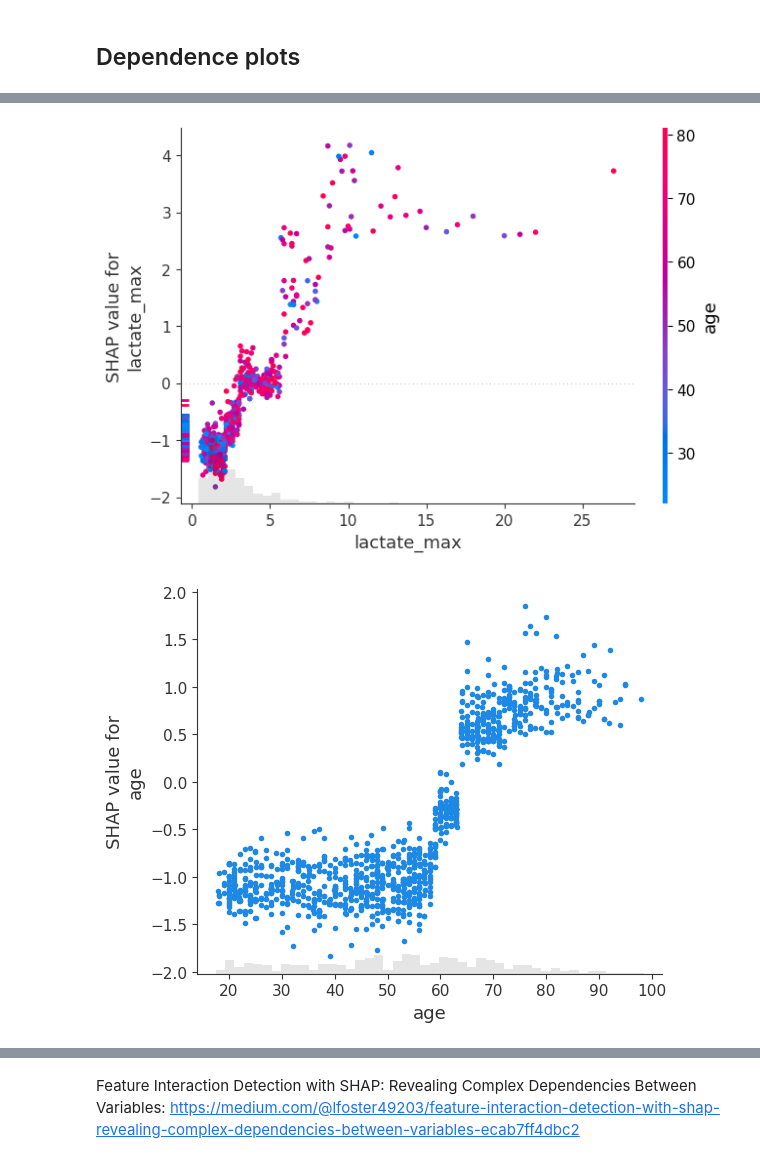
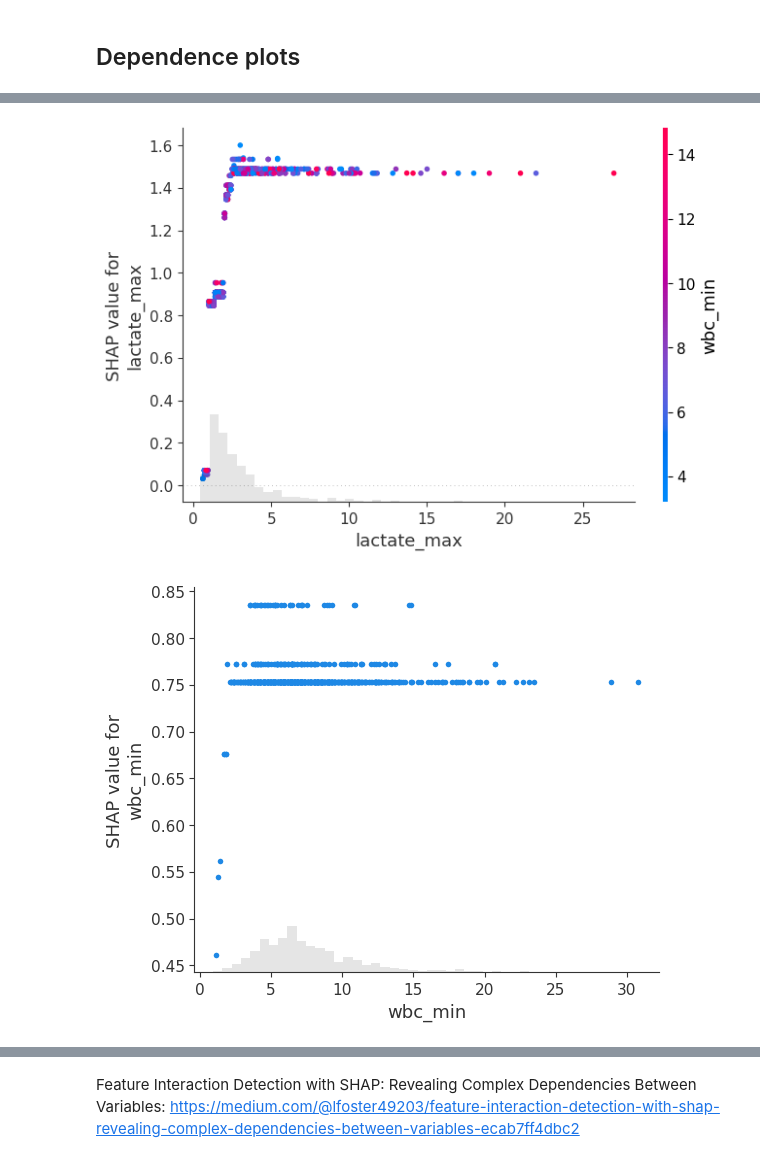
Before and after one commit to mdiezp28/xai-synthetic-health, a Jupyter notebook: notebooks/XGBoost_XAI.ipynb, the cells around one changed output, grey strips where cells are left out. Saved outputs shown, nothing was run; the diff lists cells and outputs as text; code cells hidden in the pictures.

Commit message:
fix: change shap-40features

```diff
--- a/notebooks/XGBoost_XAI.ipynb
+++ b/notebooks/XGBoost_XAI.ipynb
@@ -289,5 +291,9 @@ print(top_40_features)
 Top 40 Features Selected:
 ['sofa', 'lactate_max', 'apsiii', 'insurance_Medicare', 'los', 'diabetes_with_cc', 'age', 'urineoutput', 'chloride_initial', 'bicarbonate_max', 'wbc_max', 'potassium_min', 'bun_min', 'hemoglobin_min', ...
 # %%
-X_train_top40 = X_train[top_40_features]
-X_test_top40 = X_test[top_40_features]
+X_train_top = X_train[top_features]
+X_test_top = X_test[top_features]
+# %%
+X_train_top_scaled, X_test_top_scaled = normalise_data(X_train_top, X_test_top)
+# %%
+model_xgb_top = train_xgboost(X_train_top_scaled, y_train)
@@ -297,7 +337,7 @@ import shap
 # %%
 # Explain model
-explainer = shap.Explainer(model_xgb)
-shap_values = explainer(X_train)
+explainer = shap.Explainer(model_xgb_top)
+shap_values = explainer(X_train_top)
 # %%
 np.shape(shap_values.values)
 # %% [output]
@@ -347,9 +387,9 @@ shap.plots.scatter(shap_values[:, 'lactate_max'])
 # %%
-shap.plots.scatter(shap_values[:, 'lactate_max'], color=shap_values[:, 'age'])
+shap.plots.scatter(shap_values[:, 'lactate_max'], color=shap_values[:, 'wbc_min'])
 # %% [output]
-[figure, old version]
+[figure, new version]
 # %%
-shap.plots.scatter(shap_values[:, 'age'])
+shap.plots.scatter(shap_values[:, 'wbc_min'])
 # %% [output]
-[figure, old version]
+[figure, new version]
 # %%
```
Also changed, not shown: parts of 21 cells of this notebook.
